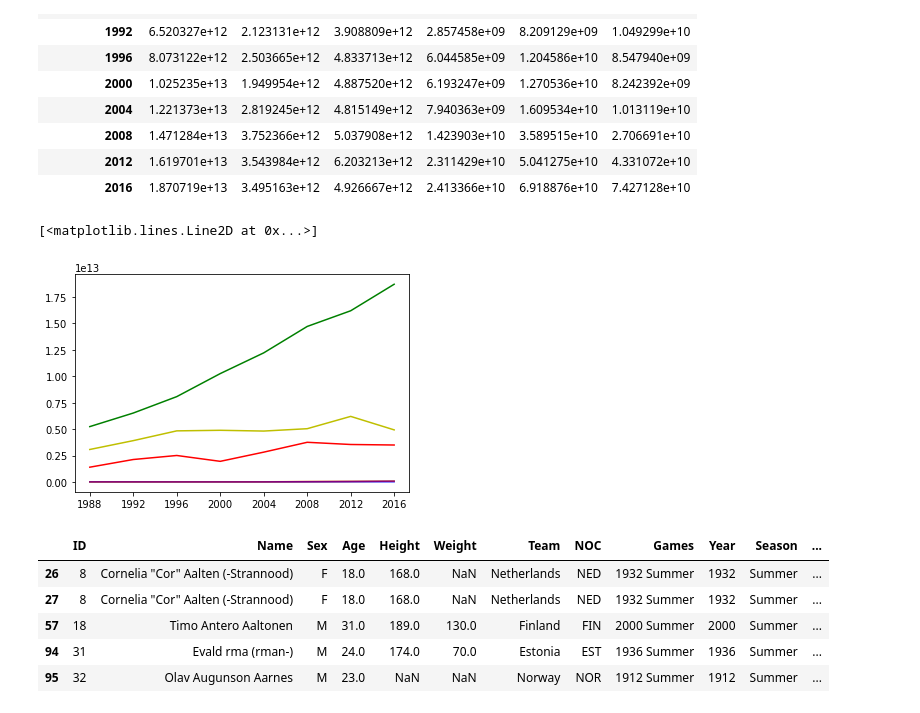
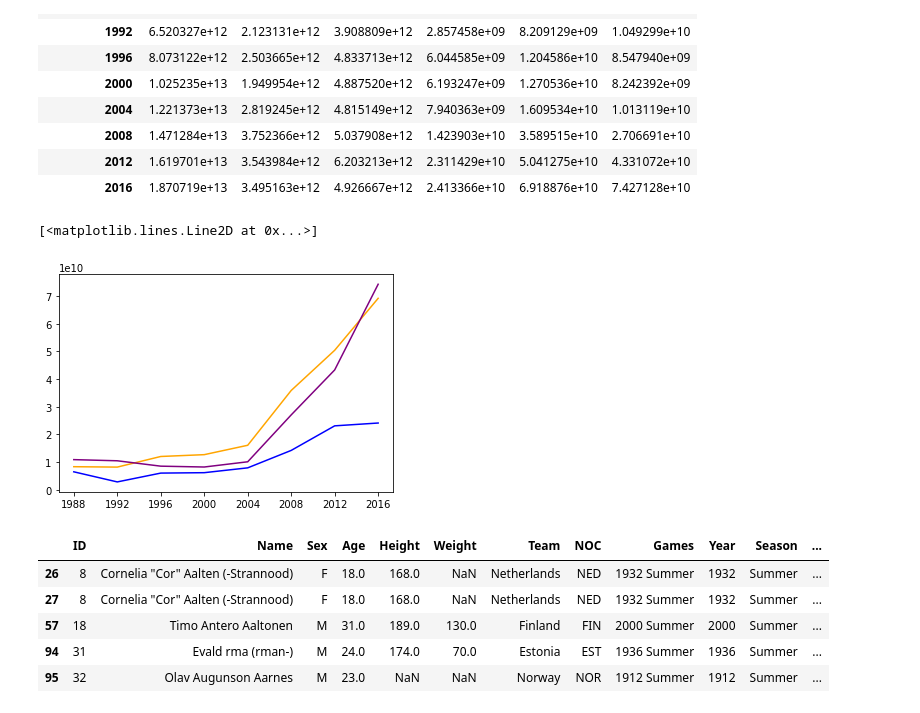
Before and after one commit to ablinn91/KU_project_1, a Jupyter notebook: project1.ipynb, the cells around one changed output. Drawn from its saved outputs; the diff is of its cells as text; code cells hidden in the pictures.

```diff
--- a/project1.ipynb
+++ b/project1.ipynb
@@ -65,15 +65,15 @@ gdp_pd_filtered_countries_tranposed
 # %%
 # create a line graph of the data fro GDP on afircan countries.
 years =  list(gdp_pd_filtered_countries_tranposed.index)
-plt.plot(years,gdp_pd_filtered_countries_tranposed["United States"], color = 'g')
-plt.plot(years,gdp_pd_filtered_countries_tranposed["Germany"], color = 'r')
-plt.plot(years,gdp_pd_filtered_countries_tranposed["Japan"], color = 'y')
+#plt.plot(years,gdp_pd_filtered_countries_tranposed["United States"], color = 'g')
+#plt.plot(years,gdp_pd_filtered_countries_tranposed["Germany"], color = 'r')
+#plt.plot(years,gdp_pd_filtered_countries_tranposed["Japan"], color = 'y')
 plt.plot(years,gdp_pd_filtered_countries_tranposed["Uganda"], color = 'b')
 plt.plot(years,gdp_pd_filtered_countries_tranposed["Kenya"], color = 'orange')
 plt.plot(years,gdp_pd_filtered_countries_tranposed["Ethiopia"], color = 'purple')
 # %% [output]
 [<matplotlib.lines.Line2D at 0x...>]
-[figure, old version]
+[figure, new version]
 # %%
 athlete_data_pd_sport_athletics = athlete_data_pd[athlete_data_pd["Sport"] == "Athletics"]
 athlete_data_pd_sport_gold = athlete_data_pd[athlete_data_pd['Medal'] == "Gold"]
```
Also changed, not shown: parts of 12 cells of this notebook.
